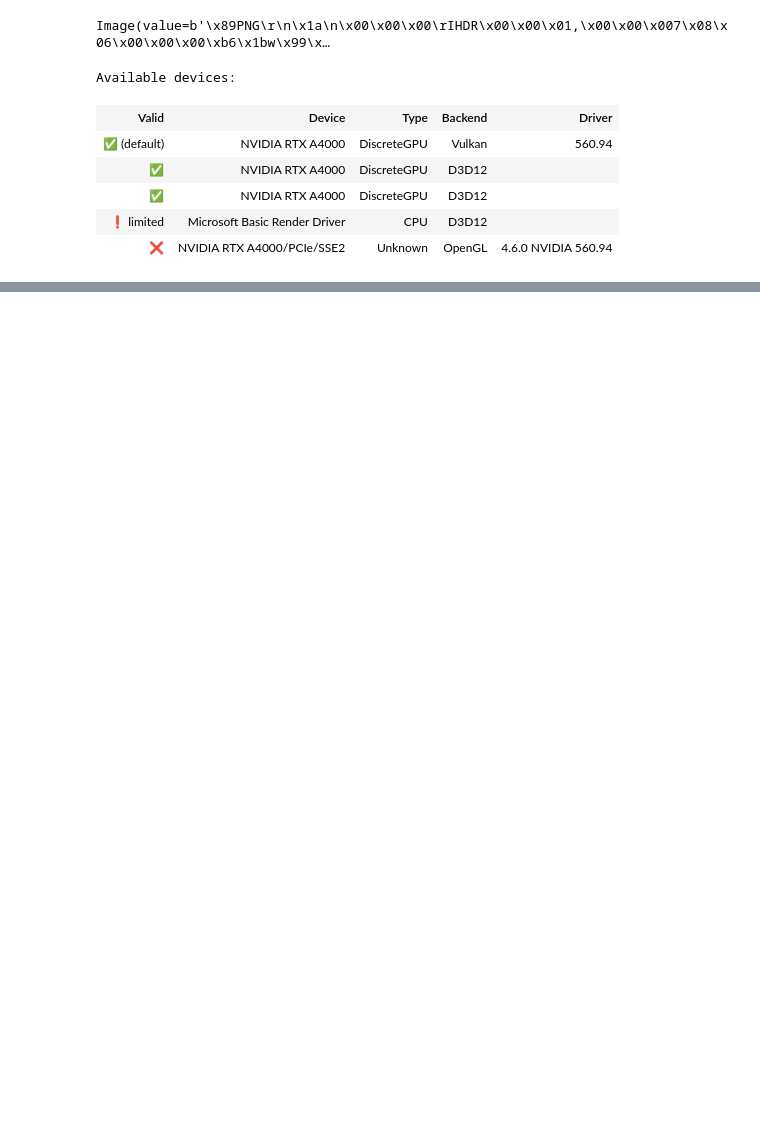
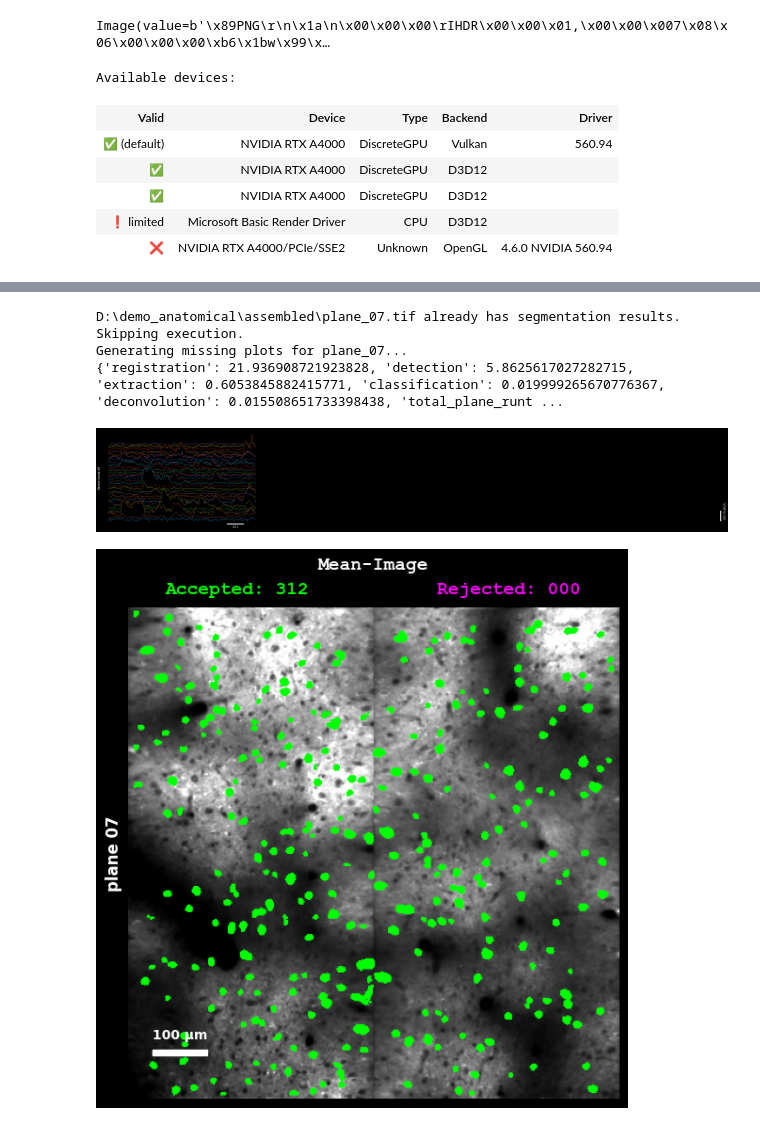
Before and after one commit to MillerBrainObservatory/LBM-Suite2p-Python, a Jupyter notebook: demos/notebooks/anatomical_demo.ipynb, the cells around one changed output, grey strips where cells are left out. Saved outputs shown, nothing was run; the diff lists cells and outputs as text; code cells hidden in the pictures; blank space fills up the shorter version.

```diff
--- a/demos/notebooks/anatomical_demo.ipynb
+++ b/demos/notebooks/anatomical_demo.ipynb
@@ -34,0 +78,2 @@ ops["merge_thr
+# %%
+f, fneu, spks = lsp.load_traces(output_ops)
@@ -34,0 +129,15 @@ ops["merge_thr
+# %%
+ops["tau"] = 0.15
+ops["max_overlap"] = 1.0
+ops["anatomical_only"] = 3
+ops["cellprob_thresh"] = -6
+ops["diameter"] = 7
+ops["spatial_hp_cp"] = 1
+
+output_ops = lsp.run_plane(ops, demo_file, "D://demo_anatomical//results", save_folder=None, overwrite=True)
+# %% [output]
+D:\demo_anatomical\assembled\plane_07.tif already has segmentation results. Skipping execution.
+Generating missing plots for plane_07...
+{'registration': 21.936908721923828, 'detection': 5.8625617027282715, 'extraction': 0.6053845882415771, 'classification': 0.019999265670776367, 'deconvolution': 0.015508651733398438, 'total_plane_runt ...
+[figure, added]
+[figure, added]
```
Also changed, not shown: parts of 15 cells of this notebook.
